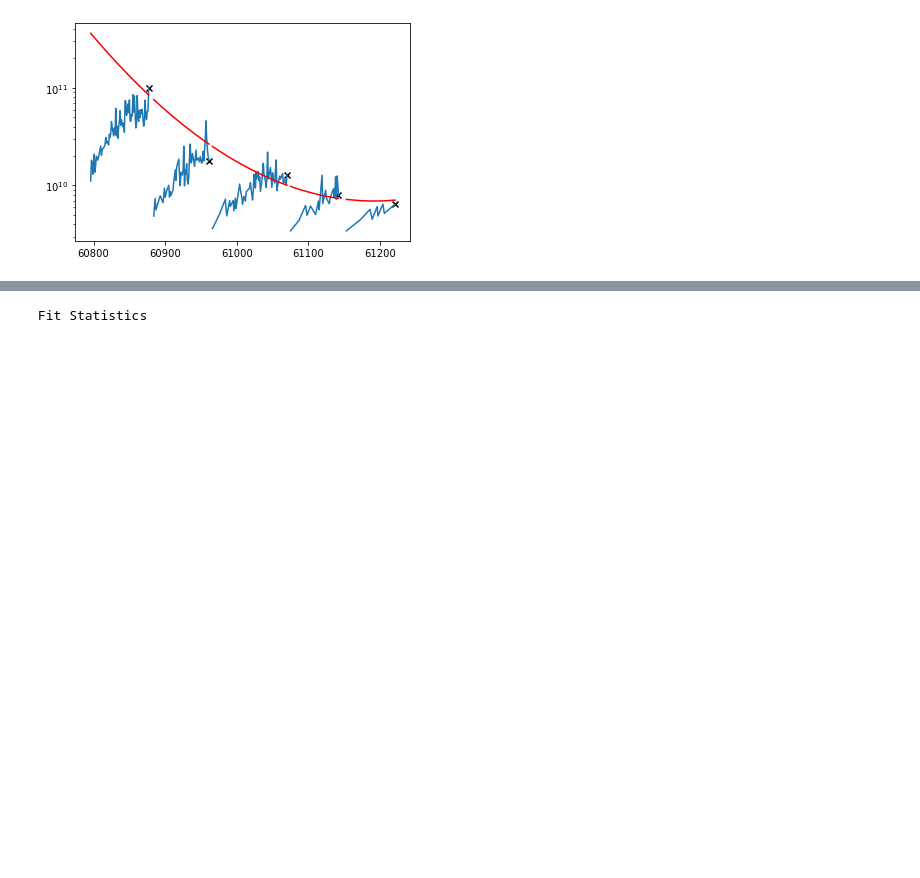
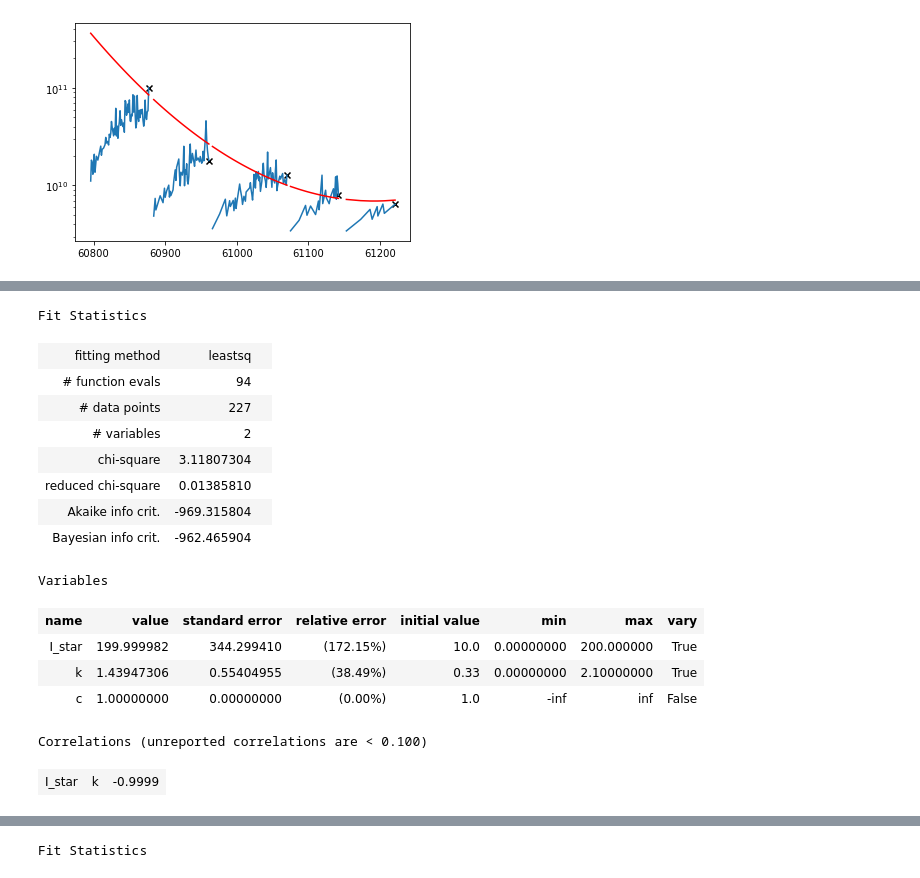
Before and after one commit to carlidel/collimator_scans, a Jupyter notebook: from_timber_2.ipynb, the cells around one changed output, grey strips where cells are left out. Saved outputs shown, nothing was run; the diff lists cells and outputs as text; code cells hidden in the pictures; blank space fills up the shorter version.

```diff
--- a/from_timber_2.ipynb
+++ b/from_timber_2.ipynb
@@ -426,0 +463,19 @@ with open("to_fit_b1_h.pkl", "wb") as f:
+# %%
+fit_result["loss_1_rs6_mult_1_25"][0]
+# %% [output]
+Fit Statistics
+| fitting method | leastsq |  |
+| # function evals | 94 |  |
+| # data points | 227 |  |
+| # variables | 2 |  |
+| chi-square | 3.11807304 |  |
+| reduced chi-square | 0.01385810 |  |
+| Akaike info crit. | -969.315804 |  |
+| Bayesian info crit. | -962.465904 |  |
+Variables
+| name | value | standard error | relative error | initial value | min | max | vary |
+| I_star | 199.999982 | 344.299410 | (172.15%) | 10.0 | 0.00000000 | 200.000000 | True |
+| k | 1.43947306 | 0.55404955 | (38.49%) | 0.33 | 0.00000000 | 2.10000000 | True |
+| c | 1.00000000 | 0.00000000 | (0.00%) | 1.0 | -inf | inf | False |
+Correlations (unreported correlations are < 0.100)
+| I_star | k | -0.9999 |
```
Also changed, not shown: parts of 10 cells of this notebook, 16 other files.
